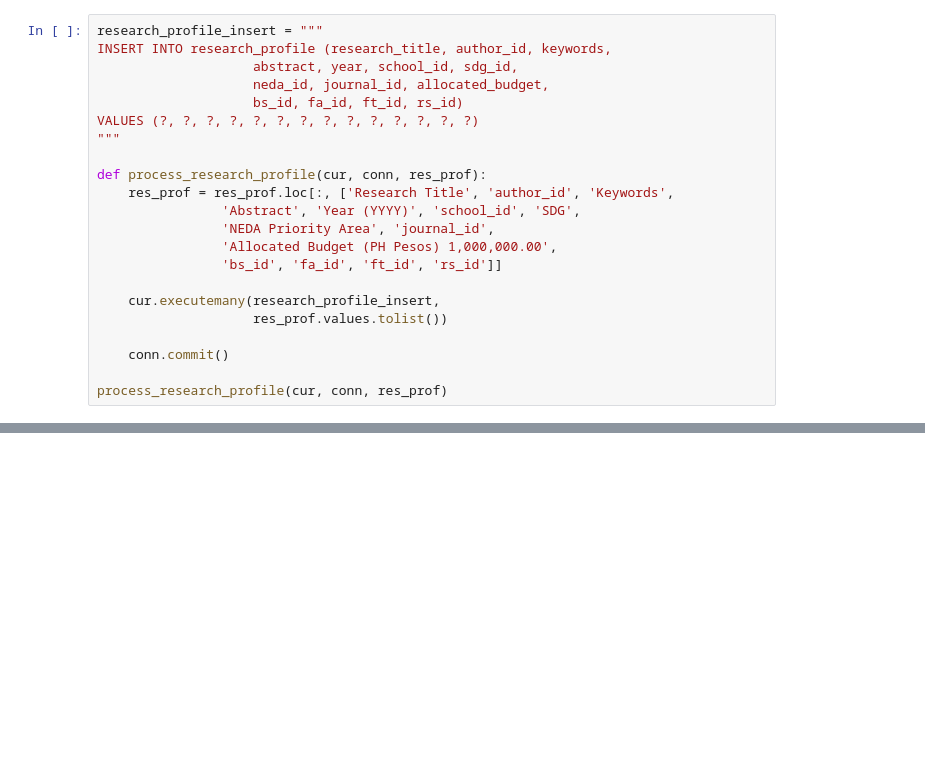
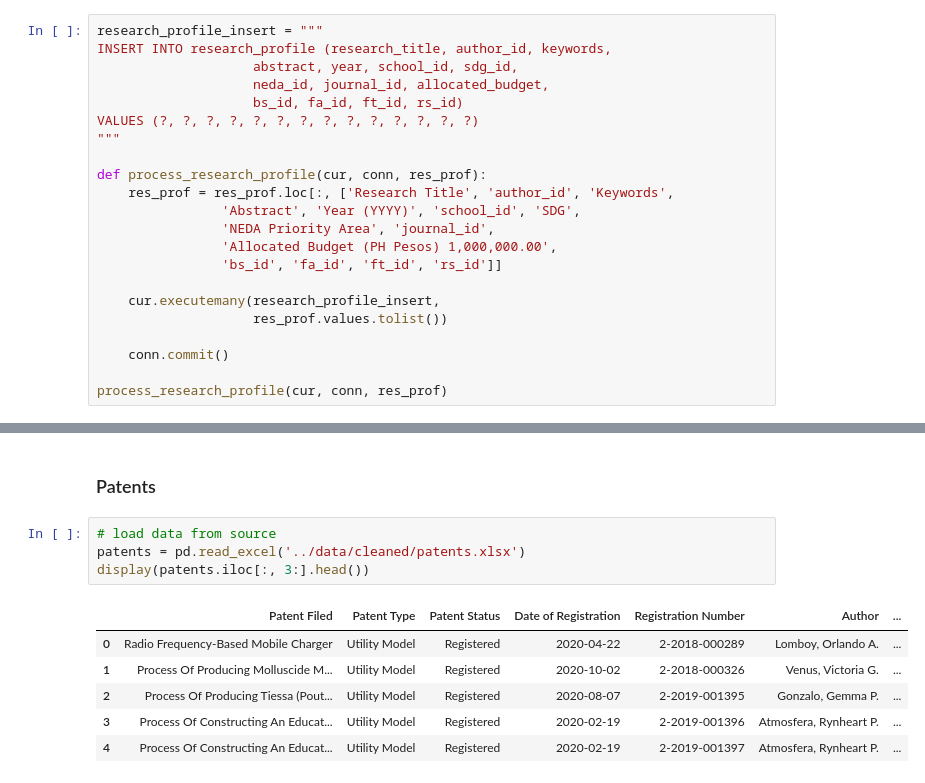
Before and after one commit to pgplarosa/herd-backend, a Jupyter notebook: notebooks/etl.ipynb, the cells around one changed output, grey strips where cells are left out. Saved outputs shown, nothing was run; the diff lists cells and outputs as text; blank space fills up the shorter version.

```diff
--- a/notebooks/etl.ipynb
+++ b/notebooks/etl.ipynb
@@ -473,0 +580,13 @@ process_research_profile(cur, conn, res_prof)
+# %% [markdown]
+### Patents
+# %%
+# load data from source
+patents = pd.read_excel('../data/cleaned/patents.xlsx')
+display(patents.iloc[:, 3:].head())
+# %% [output]
+|  | Patent Filed | Patent Type | Patent Status | Date of Registration | Registration Number | Author | ... |
+| 0 | Radio Frequency-Based Mobile Charger | Utility Model | Registered | 2020-04-22 | 2-2018-000289 | Lomboy, Orlando A. | ... |
+| 1 | Process Of Producing Molluscide M... | Utility Model | Registered | 2020-10-02 | 2-2018-000326 | Venus, Victoria G. | ... |
+| 2 | Process Of Producing Tiessa (Pout... | Utility Model | Registered | 2020-08-07 | 2-2019-001395 | Gonzalo, Gemma P. | ... |
+| 3 | Process Of Constructing An Educat... | Utility Model | Registered | 2020-02-19 | 2-2019-001396 | Atmosfera, Rynheart P. | ... |
+| 4 | Process Of Constructing An Educat... | Utility Model | Registered | 2020-02-19 | 2-2019-001397 | Atmosfera, Rynheart P. | ... |
```
Also changed, not shown: parts of 15 cells of this notebook, 10 other files.
